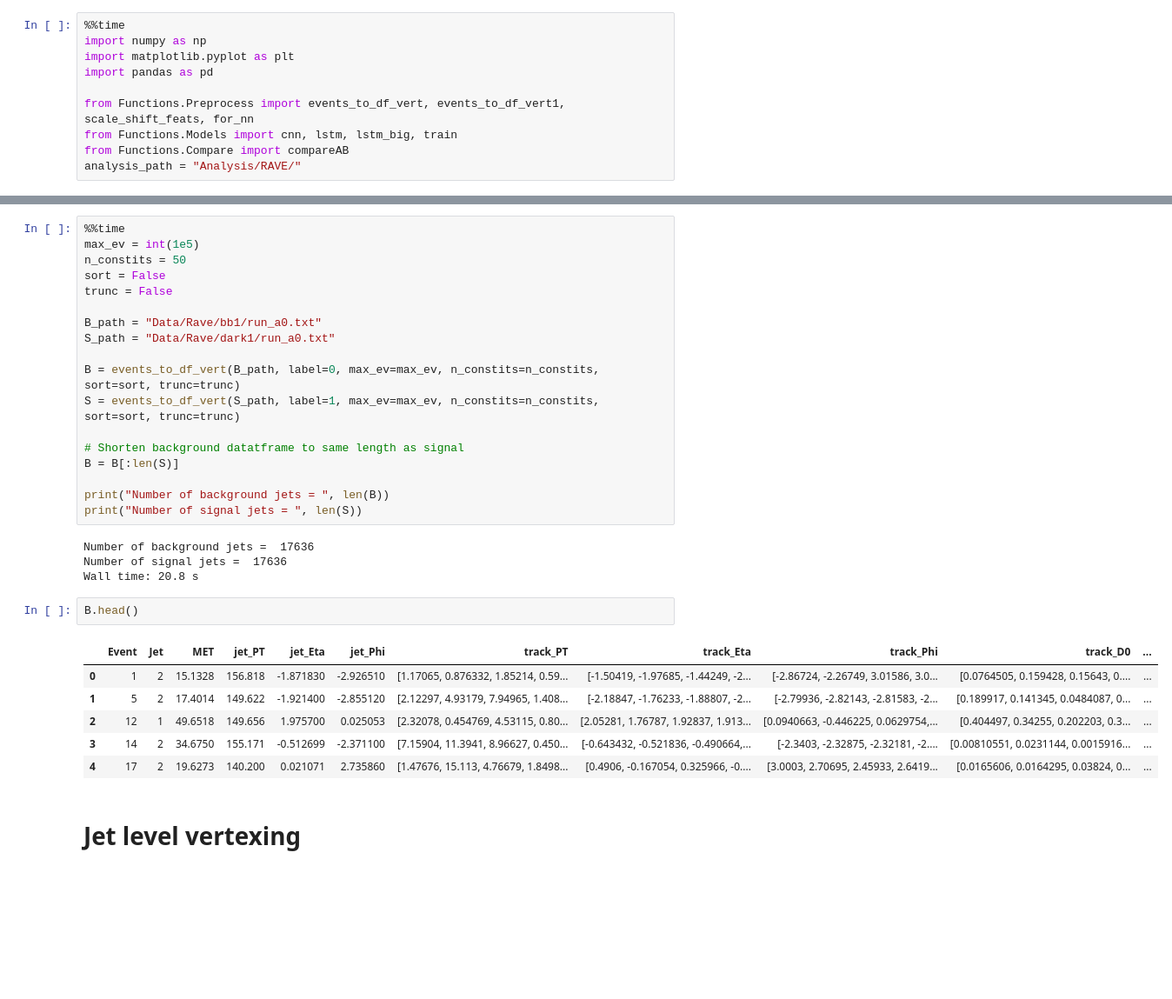
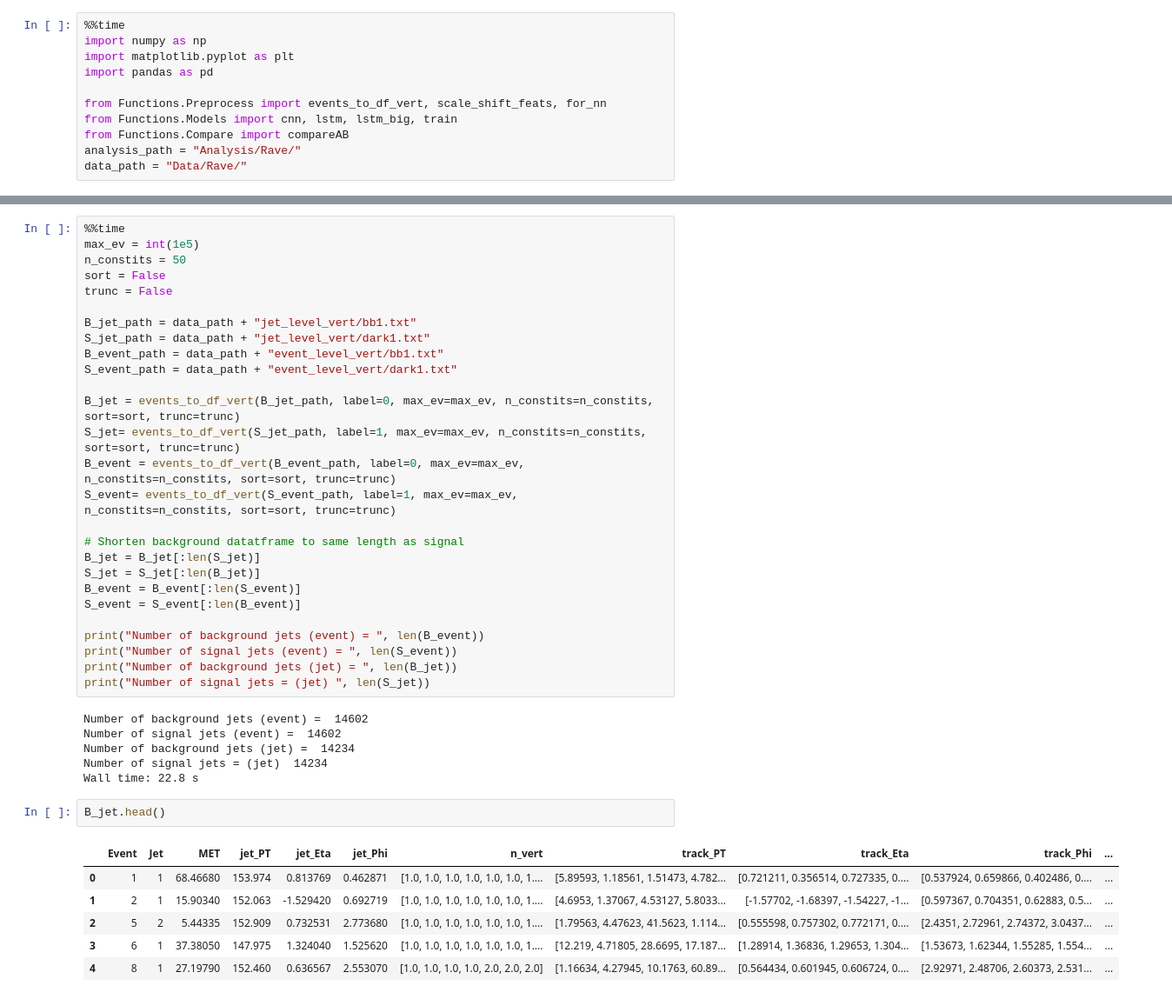
Before and after one commit to noamwunch/displaced_tracks, a Jupyter notebook: RAVE.ipynb, the cells around one changed output, grey strips where cells are left out. Shown at 87% size. Drawn from its saved outputs; the diff is of its cells as text; blank space fills up the shorter version.

```diff
--- a/RAVE.ipynb
+++ b/RAVE.ipynb
@@ -4,8 +4,9 @@ import numpy as np
 import matplotlib.pyplot as plt
 import pandas as pd
 
-from Functions.Preprocess import events_to_df_vert, events_to_df_vert1, scale_shift_feats, for_nn
+from Functions.Preprocess import events_to_df_vert, scale_shift_feats, for_nn
 from Functions.Models import cnn, lstm, lstm_big, train
 from Functions.Compare import compareAB
-analysis_path = "Analysis/RAVE/"
+analysis_path = "Analysis/Rave/"
+data_path = "Data/Rave/"
 # %% [output]
@@ -17,29 +18,38 @@ n_constits = 50
 sort = False
 trunc = False
 
-B_path = "Data/Rave/bb1/run_a0.txt"
-S_path = "Data/Rave/dark1/run_a0.txt"
+B_jet_path = data_path + "jet_level_vert/bb1.txt"
+S_jet_path = data_path + "jet_level_vert/dark1.txt"
+B_event_path = data_path + "event_level_vert/bb1.txt"
+S_event_path = data_path + "event_level_vert/dark1.txt"
 
-B = events_to_df_vert(B_path, label=0, max_ev=max_ev, n_constits=n_constits, sort=sort, trunc=trunc)
-S = events_to_df_vert(S_path, label=1, max_ev=max_ev, n_constits=n_constits, sort=sort, trunc=trunc)
+B_jet = events_to_df_vert(B_jet_path, label=0, max_ev=max_ev, n_constits=n_constits, sort=sort, trunc=trunc)
+S_jet= events_to_df_vert(S_jet_path, label=1, max_ev=max_ev, n_constits=n_constits, sort=sort, trunc=trunc)
+B_event = events_to_df_vert(B_event_path, label=0, max_ev=max_ev, n_constits=n_constits, sort=sort, trunc=trunc)
+S_event= events_to_df_vert(S_event_path, label=1, max_ev=max_ev, n_constits=n_constits, sort=sort, trunc=trunc)
 
 # Shorten background datatframe to same length as signal
-B = B[:len(S)]
+B_jet = B_jet[:len(S_jet)]
+S_jet = S_jet[:len(B_jet)]
+B_event = B_event[:len(S_event)]
+S_event = S_event[:len(B_event)]
 
-print("Number of background jets = ", len(B))
-print("Number of signal jets = ", len(S))
+print("Number of background jets (event) = ", len(B_event))
+print("Number of signal jets (event) = ", len(S_event))
+print("Number of background jets (jet) = ", len(B_jet))
+print("Number of signal jets = (jet) ", len(S_jet))
 # %% [output]
-Number of background jets =  17636
-Number of signal jets =  17636
-Wall time: 20.8 s
+Number of background jets (event) =  14602
+Number of signal jets (event) =  14602
+Number of background jets (jet) =  14234
+Number of signal jets = (jet)  14234
+Wall time: 22.8 s
 # %%
-B.head()
+B_jet.head()
 # %% [output]
-|  | Event | Jet | MET | jet_PT | jet_Eta | jet_Phi | track_PT | track_Eta | track_Phi | track_D0 | ... |
-| 0 | 1 | 2 | 15.1328 | 156.818 | -1.871830 | -2.926510 | [1.17065, 0.876332, 1.85214, 0.59... | [-1.50419, -1.97685, -1.44249, -2... | [-2.86724, -2.26749, 3.01586, 3.0... | [0.0764505, 0.159428, 0.15643, 0.... | ... |
-| 1 | 5 | 2 | 17.4014 | 149.622 | -1.921400 | -2.855120 | [2.12297, 4.93179, 7.94965, 1.408... | [-2.18847, -1.76233, -1.88807, -2... | [-2.79936, -2.82143, -2.81583, -2... | [0.189917, 0.141345, 0.0484087, 0... | ... |
-| 2 | 12 | 1 | 49.6518 | 149.656 | 1.975700 | 0.025053 | [2.32078, 0.454769, 4.53115, 0.80... | [2.05281, 1.76787, 1.92837, 1.913... | [0.0940663, -0.446225, 0.0629754,... | [0.404497, 0.34255, 0.202203, 0.3... | ... |
-| 3 | 14 | 2 | 34.6750 | 155.171 | -0.512699 | -2.371100 | [7.15904, 11.3941, 8.96627, 0.450... | [-0.643432, -0.521836, -0.490664,... | [-2.3403, -2.32875, -2.32181, -2.... | [0.00810551, 0.0231144, 0.0015916... | ... |
-| 4 | 17 | 2 | 19.6273 | 140.200 | 0.021071 | 2.735860 | [1.47676, 15.113, 4.76679, 1.8498... | [0.4906, -0.167054, 0.325966, -0.... | [3.0003, 2.70695, 2.45933, 2.6419... | [0.0165606, 0.0164295, 0.03824, 0... | ... |
+|  | Event | Jet | MET | jet_PT | jet_Eta | jet_Phi | n_vert | track_PT | track_Eta | track_Phi | ... |
+| 0 | 1 | 1 | 68.46680 | 153.974 | 0.813769 | 0.462871 | [1.0, 1.0, 1.0, 1.0, 1.0, 1.0, 1.... | [5.89593, 1.18561, 1.51473, 4.782... | [0.721211, 0.356514, 0.727335, 0.... | [0.537924, 0.659866, 0.402486, 0.... | ... |
+| 1 | 2 | 1 | 15.90340 | 152.063 | -1.529420 | 0.692719 | [1.0, 1.0, 1.0, 1.0, 1.0, 1.0, 1.... | [4.6953, 1.37067, 4.53127, 5.8033... | [-1.57702, -1.68397, -1.54227, -1... | [0.597367, 0.704351, 0.62883, 0.5... | ... |
+| 2 | 5 | 2 | 5.44335 | 152.909 | 0.732531 | 2.773680 | [1.0, 1.0, 1.0, 1.0, 1.0, 1.0, 1.... | [1.79563, 4.47623, 41.5623, 1.114... | [0.555598, 0.757302, 0.772171, 0.... | [2.4351, 2.72961, 2.74372, 3.0437... | ... |
+| 3 | 6 | 1 | 37.38050 | 147.975 | 1.324040 | 1.525620 | [1.0, 1.0, 1.0, 1.0, 1.0, 1.0, 1.... | [12.219, 4.71805, 28.6695, 17.187... | [1.28914, 1.36836, 1.29653, 1.304... | [1.53673, 1.62344, 1.55285, 1.554... | ... |
+| 4 | 8 | 1 | 27.19790 | 152.460 | 0.636567 | 2.553070 | [1.0, 1.0, 1.0, 1.0, 2.0, 2.0, 2.0] | [1.16634, 4.27945, 10.1763, 60.89... | [0.564434, 0.601945, 0.606724, 0.... | [2.92971, 2.48706, 2.60373, 2.531... | ... |
-# %% [markdown]
-# Jet level vertexing
```
Also changed, not shown: parts of 25 cells of this notebook, 32 other files.
